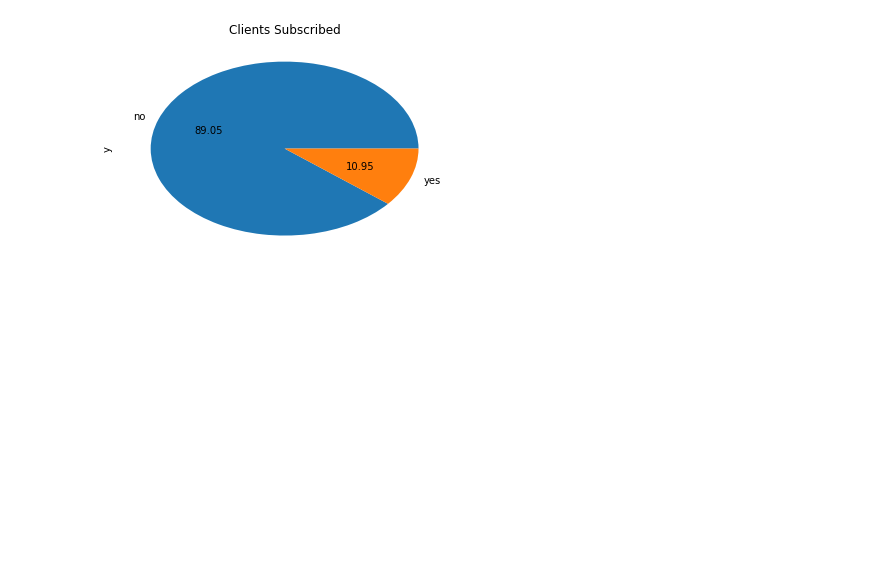
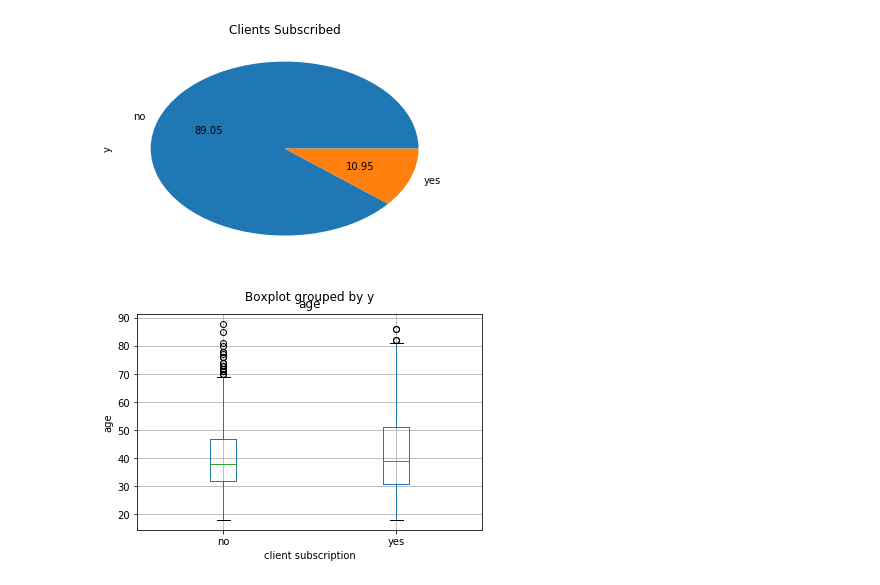
Before and after one commit to janarth10/Data_Cleaning_and_Summarizing, a Jupyter notebook: Task2.ipynb, the cells around one changed output. Cells and saved outputs as stored; diff of their text form; code cells hidden in the pictures; blank space fills up the shorter version.

```diff
--- a/Task2.ipynb
+++ b/Task2.ipynb
@@ -146,3 +146,10 @@ plt.title("Clients Subscribed")
 plt.show()
 # %% [output]
 [figure]
+# %%
+f.boxplot(column='age', by='y')
+plt.ylabel('age')
+plt.xlabel('client subscription')
+plt.show()
+# %% [output]
+[figure, added]
```
Also changed, not shown: parts of 2 cells of this notebook.
